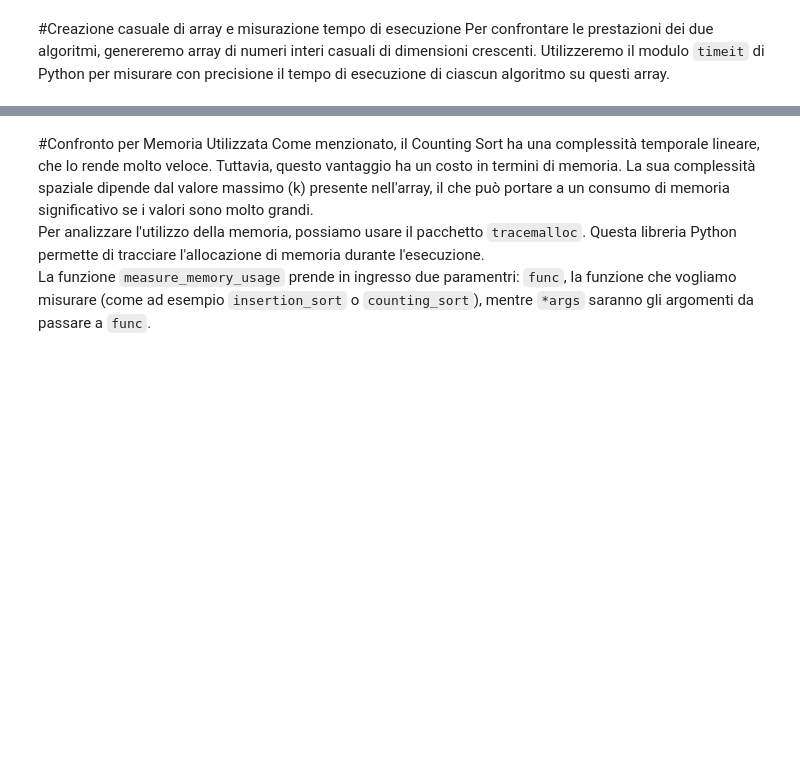
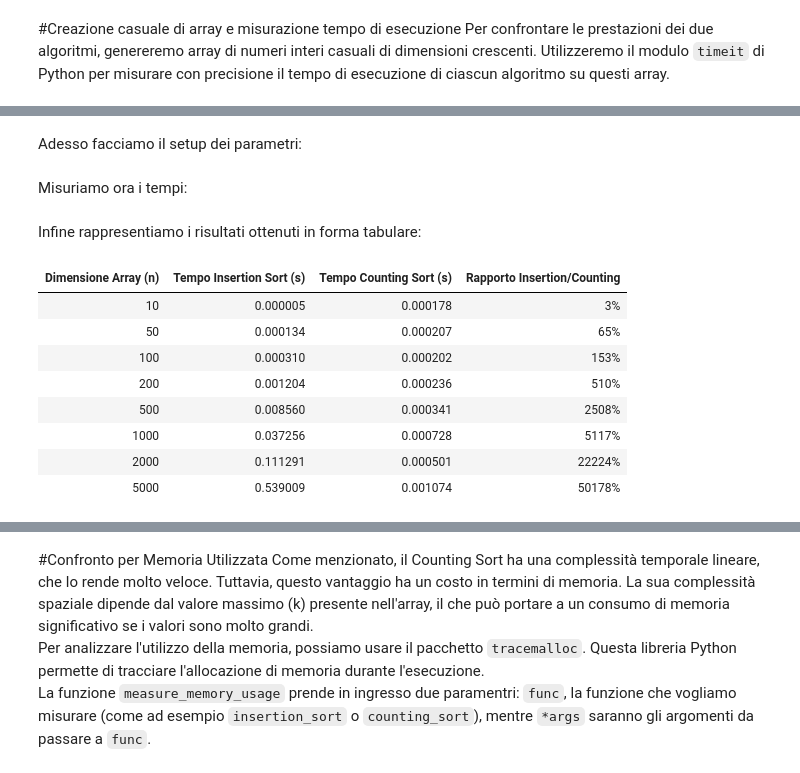
Before and after one commit to davidemeta/Counting-Sort-vs-Insertion-Sort, a Jupyter notebook: davide_meta.ipynb, the cells around one changed output, grey strips where cells are left out. Drawn from its saved outputs; the diff is of its cells as text; code cells hidden in the pictures; blank space fills up the shorter version.

```diff
--- a/davide_meta.ipynb
+++ b/davide_meta.ipynb
@@ -107,0 +77,2 @@ Dimensione Array: 50
+# %% [markdown]
+Adesso facciamo il setup dei parametri:
@@ -107,0 +87,2 @@ Dimensione Array: 50
+# %% [markdown]
+Misuriamo ora i tempi:
@@ -108 +101,32 @@ Dimensione Array: 50
+# %% [markdown]
+Infine rappresentiamo i risultati ottenuti in forma tabulare:
+# %%
+# Crea DataFrame con i risultati
+df_results = pd.DataFrame({
+    "Dimensione Array (n)": sizes,
+    "Tempo Insertion Sort (s)": times_insertion,
+    "Tempo Counting Sort (s)": times_counting,
+    "Rapporto Insertion/Counting": [ti/tc for ti, tc in zip(times_insertion, times_counting)]
+})
+
+df_styled = (
+    df_results.style
+    .hide(axis="index")  # Nasconde il numero di riga
+    .format({
+        "Rapporto Insertion/Counting": "{:.0%}"  # Formatta come percentuale
+    })
+    .set_properties(**{'text-align': 'center'})  # Centra tutto
+)
+
+df_styled
+# %% [output]
+| Dimensione Array (n) | Tempo Insertion Sort (s) | Tempo Counting Sort (s) | Rapporto Insertion/Counting |
+| 10 | 0.000005 | 0.000178 | 3% |
+| 50 | 0.000134 | 0.000207 | 65% |
+| 100 | 0.000310 | 0.000202 | 153% |
+| 200 | 0.001204 | 0.000236 | 510% |
+| 500 | 0.008560 | 0.000341 | 2508% |
+| 1000 | 0.037256 | 0.000728 | 5117% |
+| 2000 | 0.111291 | 0.000501 | 22224% |
+| 5000 | 0.539009 | 0.001074 | 50178% |
 # %% [markdown]
```
Also changed, not shown: parts of 32 cells of this notebook.
